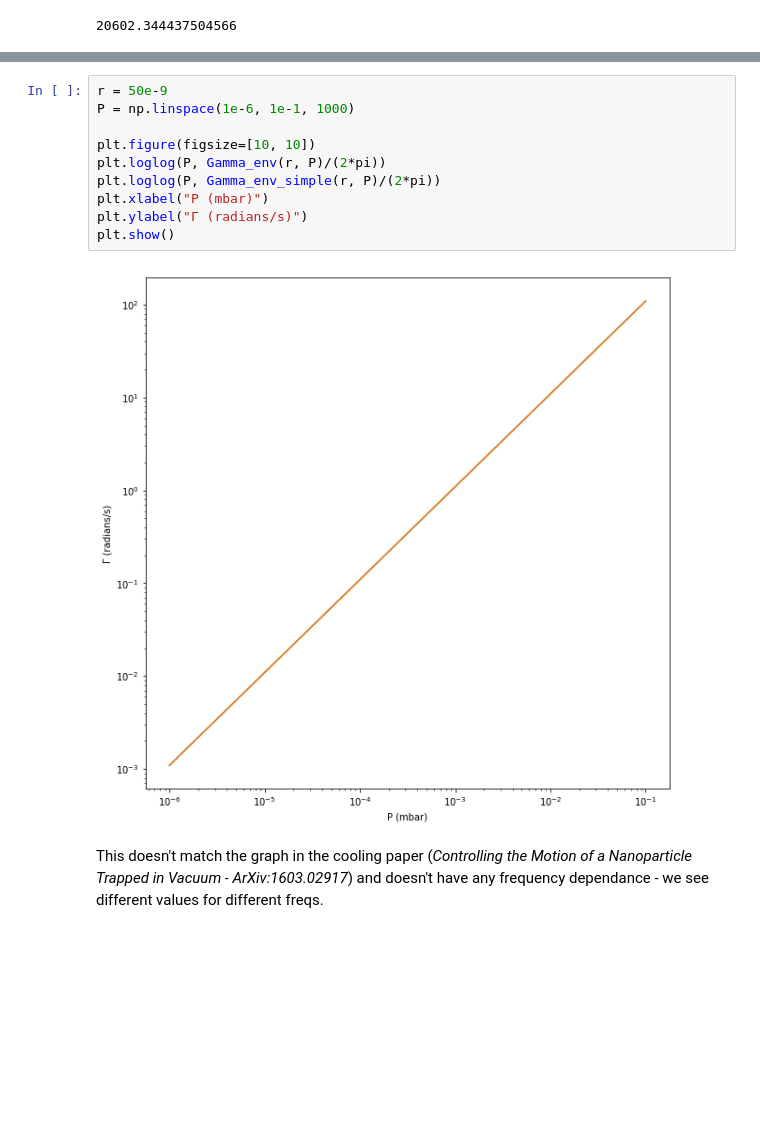
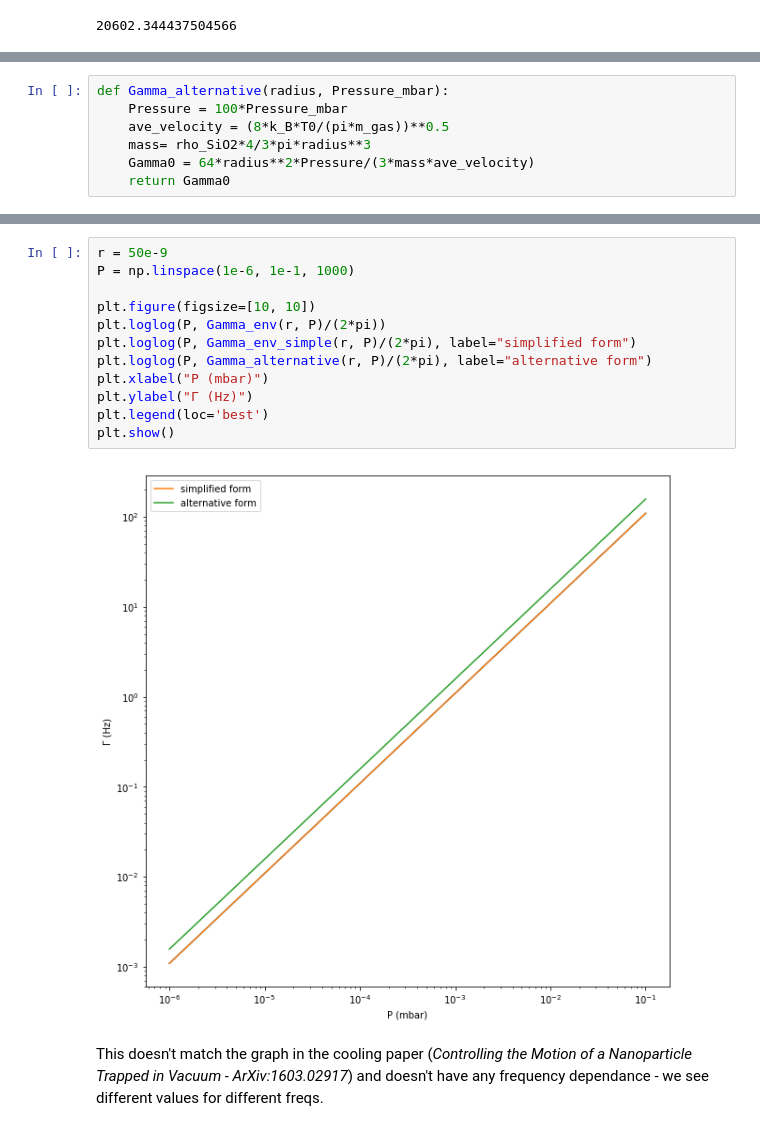
Before and after one commit to AshleySetter/optoanalysis, a Jupyter notebook: Damping_radius_relation.ipynb, the cells around one changed output, grey strips where cells are left out. Cells and saved outputs as stored; diff of their text form; blank space fills up the shorter version.

```diff
--- a/Damping_radius_relation.ipynb
+++ b/Damping_radius_relation.ipynb
@@ -110,0 +128,7 @@ Gamma_env_simple(50e-9, 3)
+# %%
+def Gamma_alternative(radius, Pressure_mbar):
+    Pressure = 100*Pressure_mbar
+    ave_velocity = (8*k_B*T0/(pi*m_gas))**0.5
+    mass= rho_SiO2*4/3*pi*radius**3
+    Gamma0 = 64*radius**2*Pressure/(3*mass*ave_velocity)
+    return Gamma0
@@ -134,14 +223,16 @@ plt.show()
 # %%
 r = 50e-9
 P = np.linspace(1e-6, 1e-1, 1000)
 
 plt.figure(figsize=[10, 10])
 plt.loglog(P, Gamma_env(r, P)/(2*pi))
-plt.loglog(P, Gamma_env_simple(r, P)/(2*pi))
+plt.loglog(P, Gamma_env_simple(r, P)/(2*pi), label="simplified form")
+plt.loglog(P, Gamma_alternative(r, P)/(2*pi), label="alternative form")
 plt.xlabel("P (mbar)")
-plt.ylabel("Γ (radians/s)")
+plt.ylabel("Γ (Hz)")
+plt.legend(loc='best')
 plt.show()
 # %% [output]
-[figure, old version]
+[figure, new version]
 # %% [markdown]
 This doesn't match the graph in the cooling paper (*Controlling the Motion of a Nanoparticle Trapped in Vacuum - ArXiv:1603.02917*) and doesn't have any frequency dependance - we see different values for different freqs.
```
Also changed, not shown: parts of 13 cells of this notebook.
